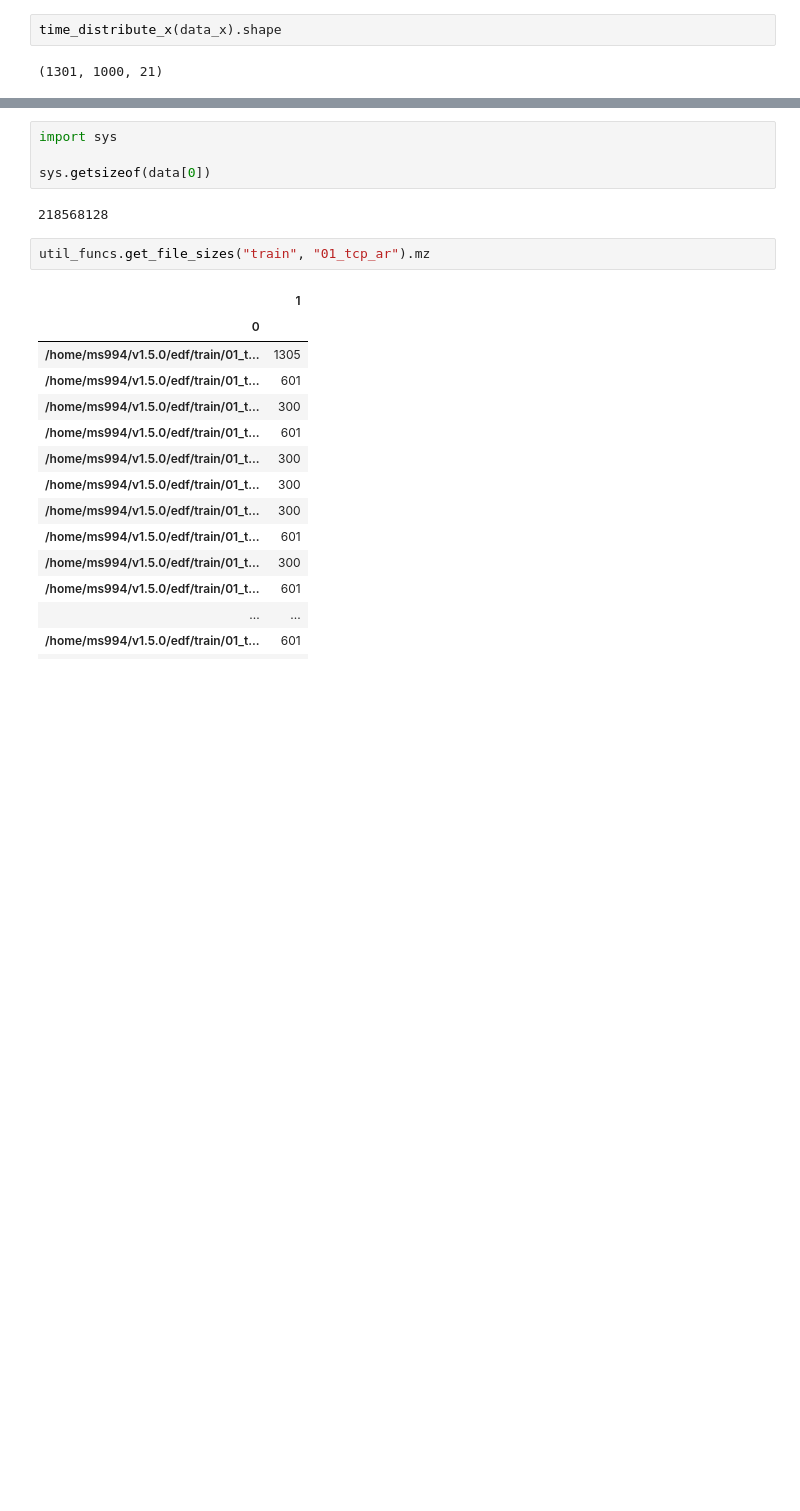
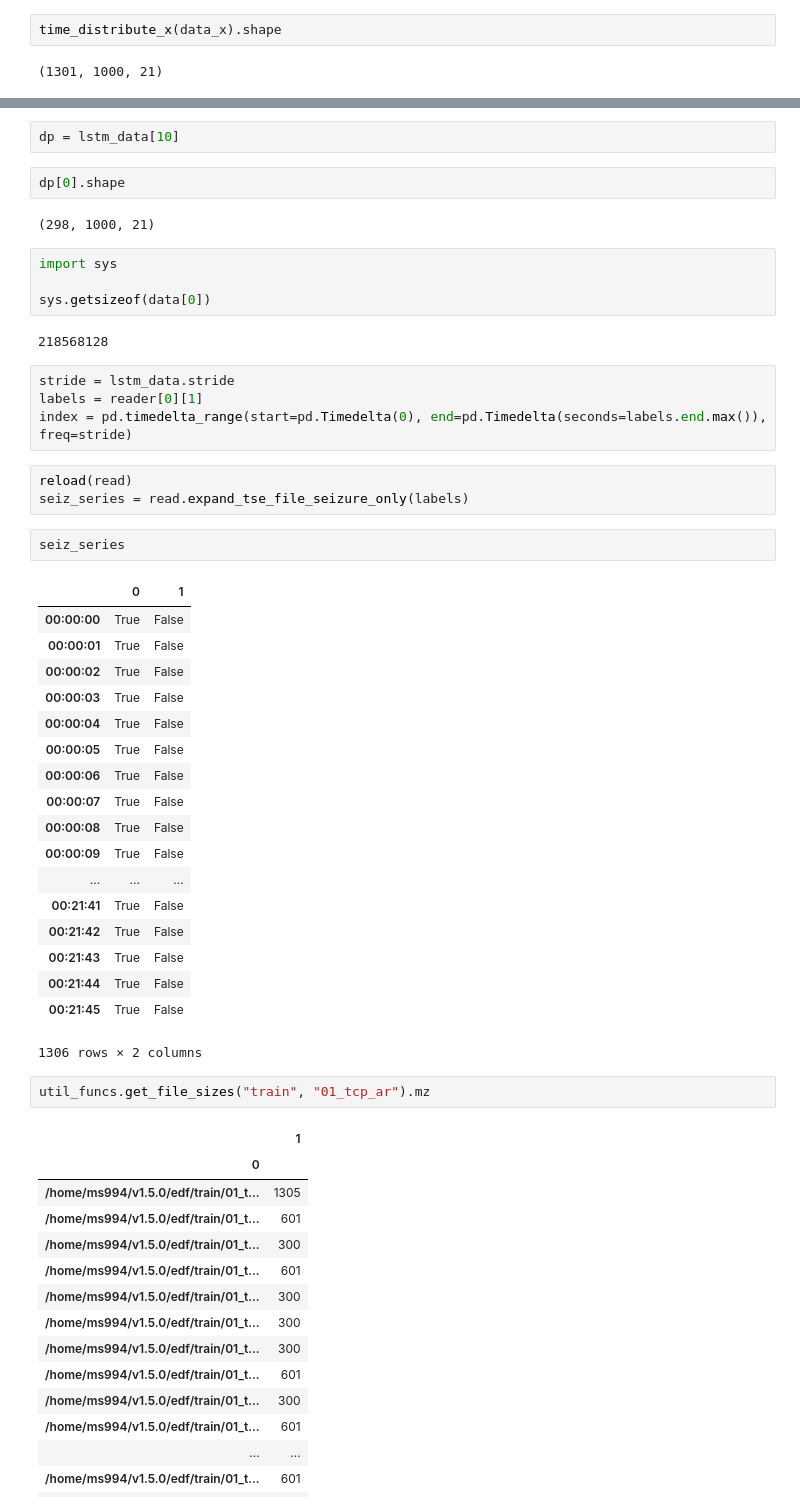
Before and after one commit to Saqibm128/eeg-tasks, a Jupyter notebook: notebooks/LSTM Seizure Experiments.ipynb, the cells around one changed output, grey strips where cells are left out. Saved outputs shown, nothing was run; the diff lists cells and outputs as text; blank space fills up the shorter version.

```diff
--- a/notebooks/LSTM Seizure Experiments.ipynb
+++ b/notebooks/LSTM Seizure Experiments.ipynb
@@ -276,9 +293,43 @@ data = LSTMDataset(reader)[0]
+# %%
+dp = lstm_data[10]
+# %%
+dp[0].shape
+# %% [output]
+(298, 1000, 21)
 # %%
 import sys
 
 sys.getsizeof(data[0])
 # %% [output]
 218568128
+# %%
+stride = lstm_data.stride
+labels = reader[0][1]
+index = pd.timedelta_range(start=pd.Timedelta(0), end=pd.Timedelta(seconds=labels.end.max()), freq=stride)
+# %%
+reload(read)
+seiz_series = read.expand_tse_file_seizure_only(labels)
+# %%
+seiz_series
+# %% [output]
+|  | 0 | 1 |
+| 00:00:00 | True | False |
+| 00:00:01 | True | False |
+| 00:00:02 | True | False |
+| 00:00:03 | True | False |
+| 00:00:04 | True | False |
+| 00:00:05 | True | False |
+| 00:00:06 | True | False |
+| 00:00:07 | True | False |
+| 00:00:08 | True | False |
+| 00:00:09 | True | False |
+| ... | ... | ... |
+| 00:21:41 | True | False |
+| 00:21:42 | True | False |
+| 00:21:43 | True | False |
+| 00:21:44 | True | False |
+| 00:21:45 | True | False |
+1306 rows × 2 columns
 # %%
 util_funcs.get_file_sizes("train", "01_tcp_ar").mz
 # %% [output]
```
Also changed, not shown: parts of 8 cells of this notebook, 2 other files.
